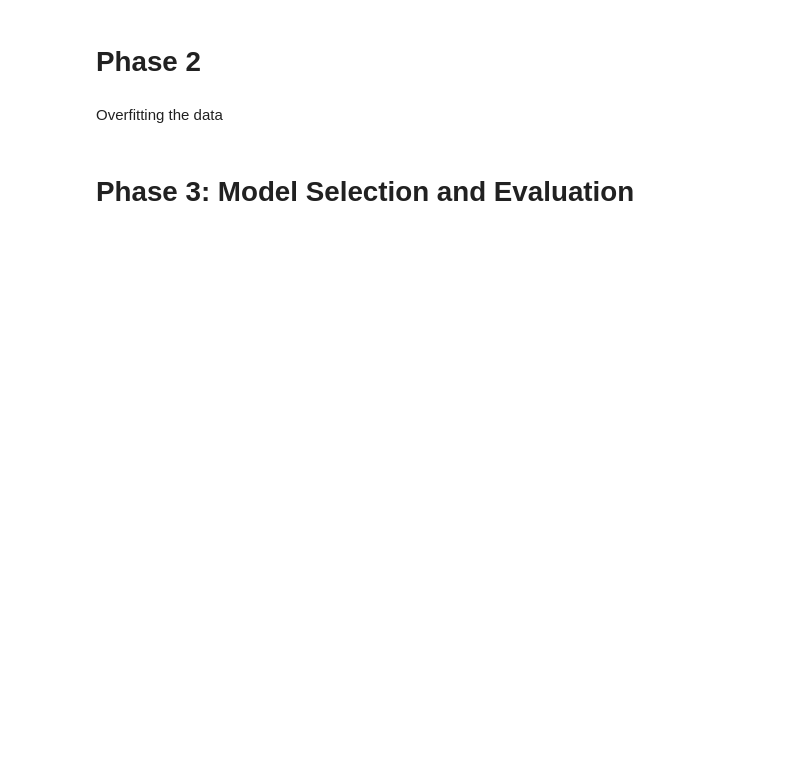
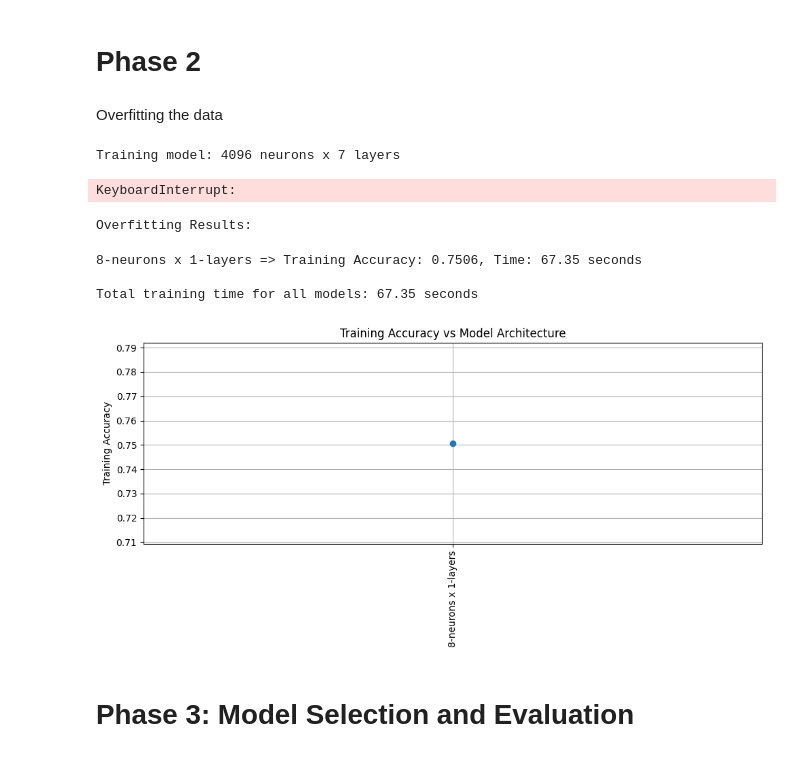
Before and after one commit to LucasChaney/CMPSCI4300, a Jupyter notebook: Final_Project/Final_Proj.ipynb, the cells around one changed output. Saved outputs shown, nothing was run; the diff lists cells and outputs as text; code cells hidden in the pictures; blank space fills up the shorter version.

```diff
--- a/Final_Project/Final_Proj.ipynb
+++ b/Final_Project/Final_Proj.ipynb
@@ -95,59 +118,75 @@ class EarlyStoppingByAccuracy(Callback):
             print(f"Reached {self.value*100:.1f}% training accuracy. Stopping training.")
             self.model.stop_training = True
 # %%
-def build_and_train_overfit_model(hidden_layers, neurons_per_layer, input_dim, epochs=1000, batch_size=32):
+def build_and_train_overfit_model(hidden_layers, neurons_per_layer, input_dim, epochs=1000, batch_size=256):
     model = Sequential()
     model.add(Input(shape=(input_dim,)))
     for _ in range(hidden_layers):
         model.add(Dense(neurons_per_layer, activation='relu'))
     model.add(Dense(1, activation='sigmoid'))
 
-    model.compile(optimizer=Adam(learning_rate=0.0005),
+    model.compile(optimizer=Adam(learning_rate=0.001),
                   loss=BinaryCrossentropy(),
                   metrics=['accuracy'])
 
     early_stop = EarlyStoppingByAccuracy(monitor='accuracy', value=0.99)
 
-    start_time = time.time()
-    history = model.fit(X_scaled, y, epochs=epochs, batch_size=batch_size, verbose=1, callbacks=[early_stop])
-    end_time = time.time()
+    history = model.fit(X_scaled, y, epochs=epochs, batch_size=batch_size, verbose=0, callbacks=[early_stop])
 
     final_acc = history.history['accuracy'][-1]
-    elapsed_time = end_time - start_time
-
-    print(f"Training time: {elapsed_time:.2f} seconds")
-    overfitting_results.append((f"{neurons_per_layer}-neurons x {hidden_layers}-layers", final_acc))
-
-    return model, history
+    return model, history, final_acc
 # %%
 # Testing model sizes
-layer_sizes = [5, 6, 7]
-neuron_options = [512, 1024]
+layer_sizes = [7]
+neuron_options = [4096]
+
+total_start_time = time.time()
 
 for layers in layer_sizes:
     for neurons in neuron_options:
         print(f"Training model: {neurons} neurons x {layers} layers")
-        model, history = build_and_train_overfit_model(hidden_layers=layers, neurons_per_layer=neurons, input_dim=X_scaled.shape[1])
-        if history.history['accuracy'][-1] >= 0.99:
+        start_time = time.time()
+        model, history, final_acc = build_and_train_overfit_model(hidden_layers=layers, neurons_per_layer=neurons, input_dim=X_scaled.shape[1])
+        end_time = time.time()
+        elapsed_time = end_time - start_time
+        overfitting_results.append((f"{neurons}-neurons x {layers}-layers", final_acc, elapsed_time))
+        print(f"Finished model: {neurons}-neurons x {layers}-layers in {elapsed_time:.2f} seconds with final training accuracy: {final_acc:.4f}")
+        if final_acc >= 0.99:
             break
+
+total_end_time = time.time()
+# %% [output]
+Training model: 4096 neurons x 7 layers
+KeyboardInterrupt:
 # %%
 # Show Overfitting Results
 print("\nOverfitting Results:")
-for config, acc, elapsed_time in overfitting_results:
-    print(f"{config} => Training Accuracy: {acc:.4f}, Time: {elapsed_time:.2f} seconds")
+labels = [str(config) for config, acc, elapsed_time in overfitting_results]
+accuracies = [acc for config, acc, elapsed_time in overfitting_results]
+times = [elapsed_time for config, acc, elapsed_time in overfitting_results]
+# %% [output]
+Overfitting Results:
 # %%
-# Plot accuracy vs model size
-labels = [config for config, acc in overfitting_results]
-accuracies = [acc for config, acc in overfitting_results]
+for label, acc, elapsed in zip(labels, accuracies, times):
+    print(f"{label} => Training Accuracy: {acc:.4f}, Time: {elapsed:.2f} seconds")
 
-plt.figure(figsize=(10, 5))
-plt.plot(labels, accuracies, marker='o')
-plt.xticks(rotation=90)
-plt.ylabel("Training Accuracy")
-plt.title("Training Accuracy vs. Model Architecture")
-plt.grid(True)
-plt.tight_layout()
-plt.show()
+print(f"\nTotal training time for all models: {total_end_time - total_start_time:.2f} seconds")
+# %% [output]
+8-neurons x 1-layers => Training Accuracy: 0.7506, Time: 67.35 seconds
+
+Total training time for all models: 67.35 seconds
+# %%
+# Plot Accuracy vs Model Configuration
+plt.figure(figsize=(10, 5))
+plt.plot(range(len(labels)), accuracies, marker='o')
+plt.xticks(range(len(labels)), labels, rotation=90)
+plt.ylabel("Training Accuracy")
+plt.title("Training Accuracy vs Model Architecture")
+plt.grid(True)
+plt.tight_layout()
+plt.show()
+# %% [output]
+[figure, added]
 # %% [markdown]
 # Phase 3: Model Selection and Evaluation
 # %%
```
Also changed, not shown: parts of 12 cells of this notebook, 7 other files.
